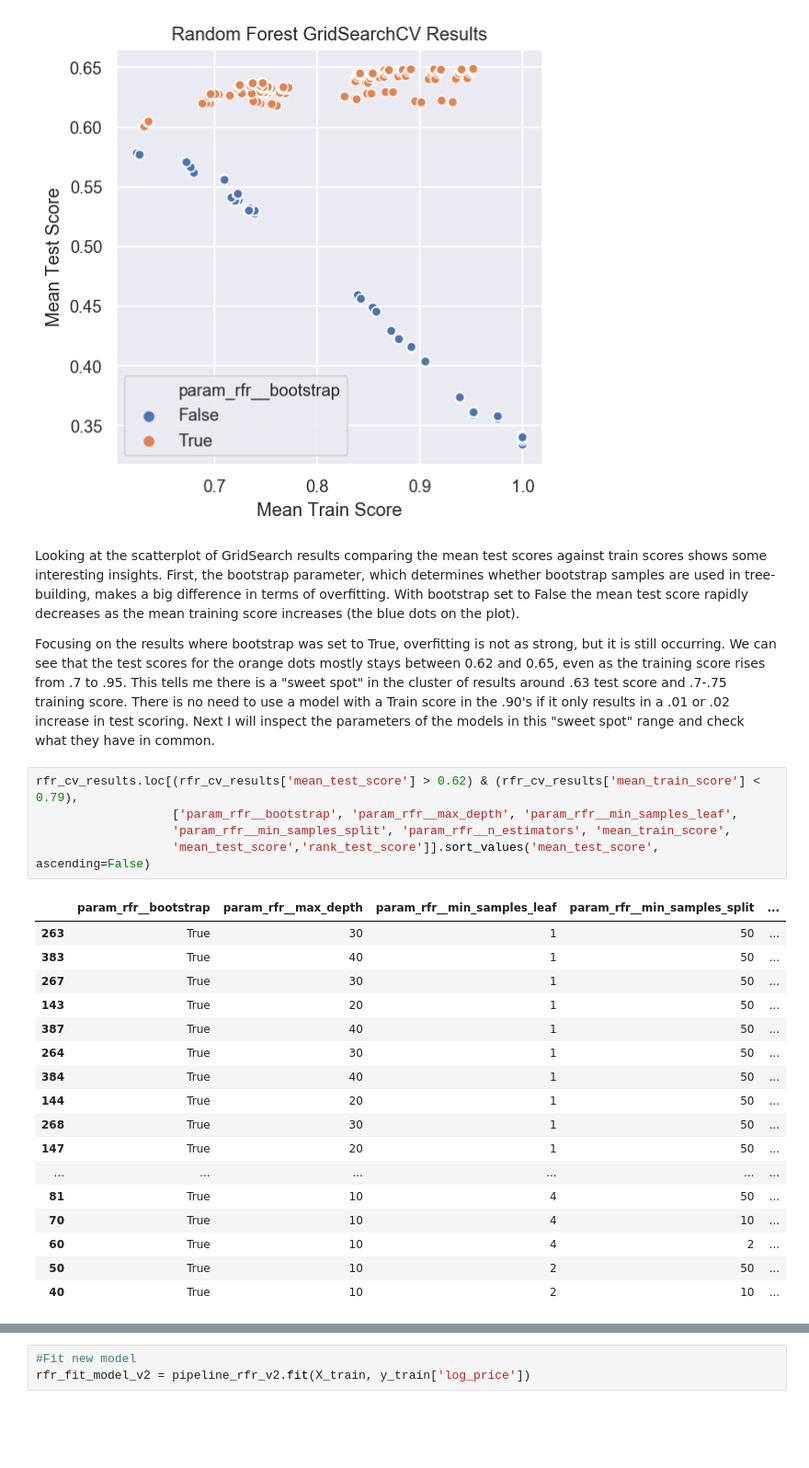
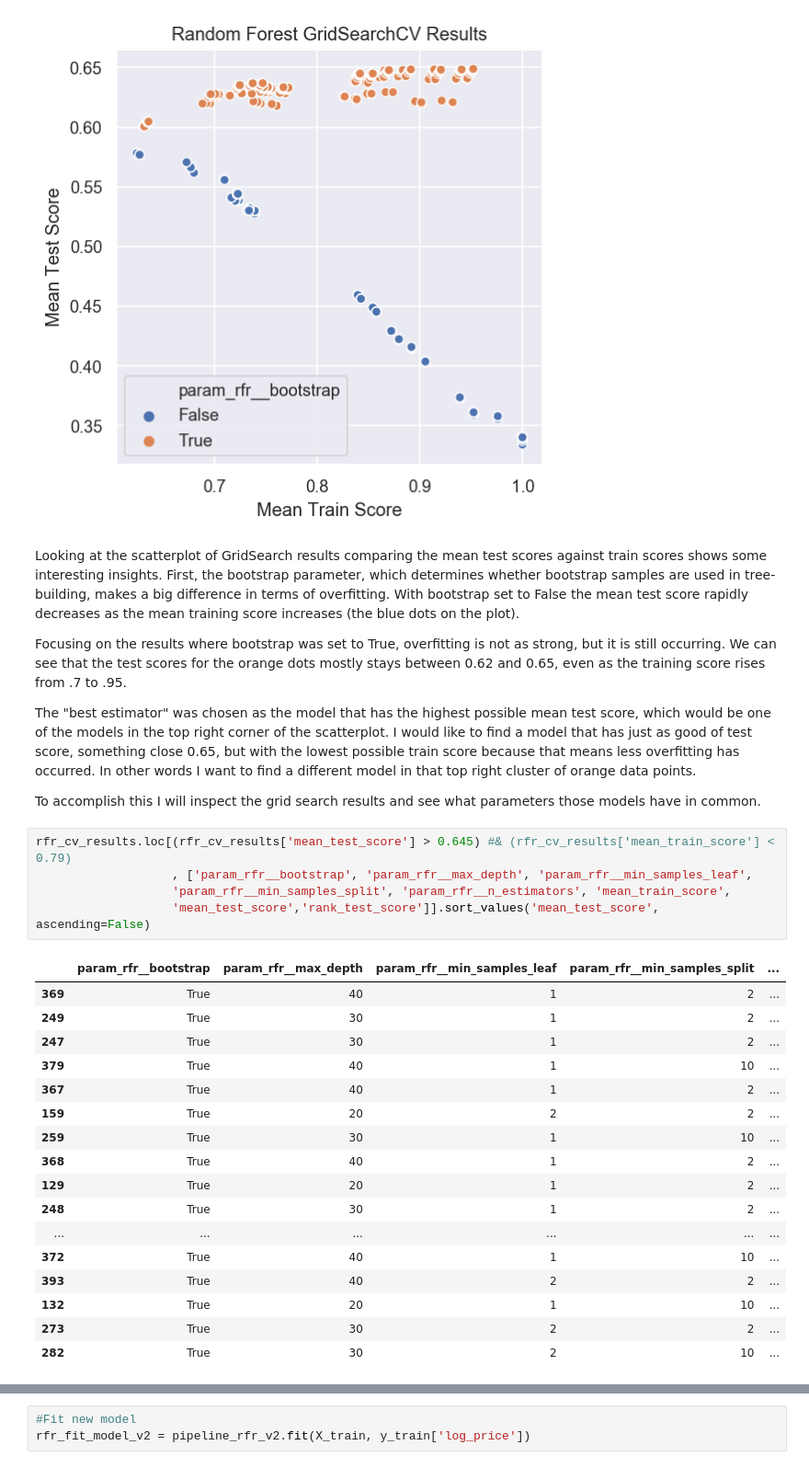
Before and after one commit to jkarpen/Springboard_Projects, a Jupyter notebook: Capstone/Scripts/5 - Capstone_Modeling_Script.ipynb, the cells around one changed output, grey strips where cells are left out. Shown at 92% size. Saved outputs shown, nothing was run; the diff lists cells and outputs as text; blank space fills up the shorter version.

```diff
--- a/Capstone/Scripts/5 - Capstone_Modeling_Script.ipynb
+++ b/Capstone/Scripts/5 - Capstone_Modeling_Script.ipynb
@@ -773,28 +794,32 @@ plt.show()
 # %% [markdown]
 Looking at the scatterplot of GridSearch results comparing the mean test scores against train scores shows some interesting insights. First, the bootstrap parameter, which determines whether bootstrap samples are used in tree-building, makes a big difference in terms of overfitting. With bootstrap set to False the mean test score rapidly decreases as the mean training score increases (the blue dots on the plot).
 
-Focusing on the results where bootstrap was set to True, overfitting is not as strong, but it is still occurring. We can see that the test scores for the orange dots mostly stays between 0.62 and 0.65, even as the training score rises from .7 to .95. This tells me there is a "sweet spot" in the cluster of results around .63 test score and .7-.75 training score. There is no need to use a model with a Train score in the .90's if it only results in a .01 or .02 increase in test scoring. Next I will inspect the parameters of the models in this "sweet spot" range and check what they have in common.
+Focusing on the results where bootstrap was set to True, overfitting is not as strong, but it is still occurring. We can see that the test scores for the orange dots mostly stays between 0.62 and 0.65, even as the training score rises from .7 to .95.
+
+The "best estimator" was chosen as the model that has the highest possible mean test score, which would be one of the models in the top right corner of the scatterplot. I would like to find a model that has just as good of test score, something close 0.65, but with the lowest possible train score because that means less overfitting has occurred. In other words I want to find a different model in that top right cluster of orange data points.
+
+To accomplish this I will inspect the grid search results and see what parameters those models have in common.
 # %%
-rfr_cv_results.loc[(rfr_cv_results['mean_test_score'] > 0.62) & (rfr_cv_results['mean_train_score'] < 0.79),
-                   ['param_rfr__bootstrap', 'param_rfr__max_depth', 'param_rfr__min_samples_leaf',
+rfr_cv_results.loc[(rfr_cv_results['mean_test_score'] > 0.645) #& (rfr_cv_results['mean_train_score'] < 0.79)
+                   , ['param_rfr__bootstrap', 'param_rfr__max_depth', 'param_rfr__min_samples_leaf',
                    'param_rfr__min_samples_split', 'param_rfr__n_estimators', 'mean_train_score',
                    'mean_test_score','rank_test_score']].sort_values('mean_test_score', ascending=False)
 # %% [output]
 |  | param_rfr__bootstrap | param_rfr__max_depth | param_rfr__min_samples_leaf | param_rfr__min_samples_split | ... |
-| 263 | True | 30 | 1 | 50 | ... |
-| 383 | True | 40 | 1 | 50 | ... |
-| 267 | True | 30 | 1 | 50 | ... |
-| 143 | True | 20 | 1 | 50 | ... |
-| 387 | True | 40 | 1 | 50 | ... |
-| 264 | True | 30 | 1 | 50 | ... |
-| 384 | True | 40 | 1 | 50 | ... |
-| 144 | True | 20 | 1 | 50 | ... |
-| 268 | True | 30 | 1 | 50 | ... |
-| 147 | True | 20 | 1 | 50 | ... |
+| 369 | True | 40 | 1 | 2 | ... |
+| 249 | True | 30 | 1 | 2 | ... |
+| 247 | True | 30 | 1 | 2 | ... |
+| 379 | True | 40 | 1 | 10 | ... |
+| 367 | True | 40 | 1 | 2 | ... |
+| 159 | True | 20 | 2 | 2 | ... |
+| 259 | True | 30 | 1 | 10 | ... |
+| 368 | True | 40 | 1 | 2 | ... |
+| 129 | True | 20 | 1 | 2 | ... |
+| 248 | True | 30 | 1 | 2 | ... |
 | ... | ... | ... | ... | ... | ... |
-| 81 | True | 10 | 4 | 50 | ... |
-| 70 | True | 10 | 4 | 10 | ... |
-| 60 | True | 10 | 4 | 2 | ... |
-| 50 | True | 10 | 2 | 50 | ... |
-| 40 | True | 10 | 2 | 10 | ... |
+| 372 | True | 40 | 1 | 10 | ... |
+| 393 | True | 40 | 2 | 2 | ... |
+| 132 | True | 20 | 1 | 10 | ... |
+| 273 | True | 30 | 2 | 2 | ... |
+| 282 | True | 30 | 2 | 10 | ... |
 # %% [markdown]
```
Also changed, not shown: parts of 48 cells of this notebook, 19 other files.
